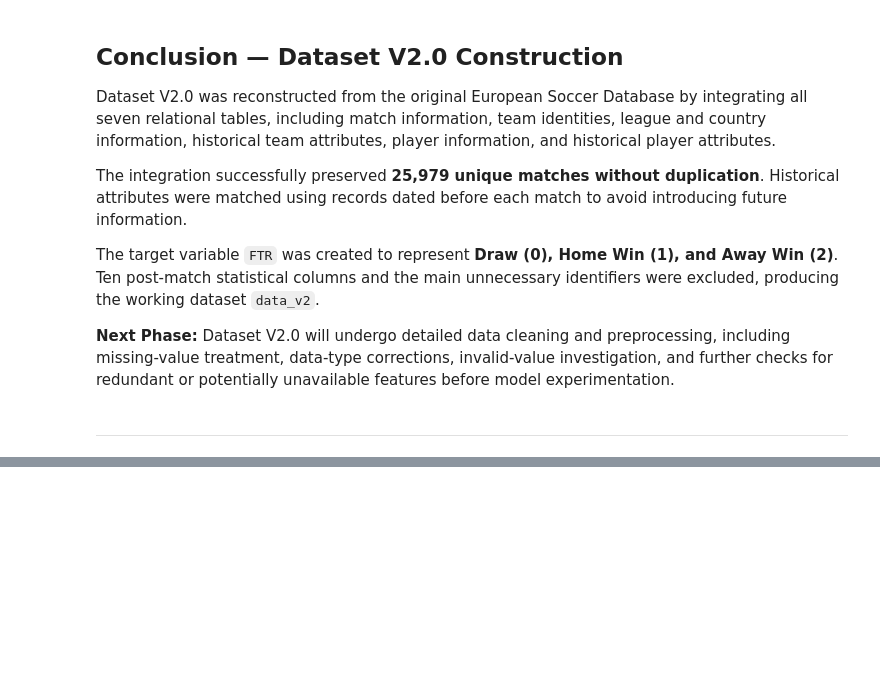
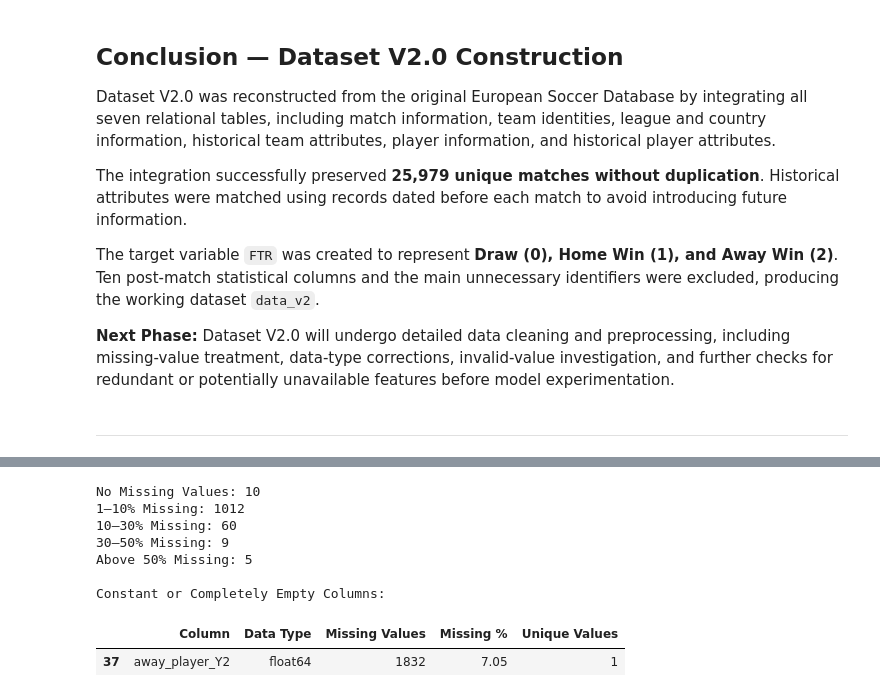
Before and after one commit to Aalli-Talpur/football-match-outcome-prediction, a Jupyter notebook: Notebook/04_Dataset_V2_Feature_Engineering_and_Experimentation.ipynb, the cells around one changed output, grey strips where cells are left out. Drawn from its saved outputs; the diff is of its cells as text; code cells hidden in the pictures; blank space fills up the shorter version.

```diff
--- a/Notebook/04_Dataset_V2_Feature_Engineering_and_Experimentation.ipynb
+++ b/Notebook/04_Dataset_V2_Feature_Engineering_and_Experimentation.ipynb
@@ -740,0 +803,19 @@ The target variable `FTR` was created to represent **Draw (0), Home Win (1), and
+# %%
+print("No Missing Values:", (inspection_report["Missing %"] == 0).sum())
+print("1–10% Missing:", ((inspection_report["Missing %"] > 0) & (inspection_report["Missing %"] <= 10)).sum())
+print("10–30% Missing:", ((inspection_report["Missing %"] > 10) & (inspection_report["Missing %"] <= 30)).sum())
+print("30–50% Missing:", ((inspection_report["Missing %"] > 30) & (inspection_report["Missing %"] <= 50)).sum())
+print("Above 50% Missing:", (inspection_report["Missing %"] > 50).sum())
+
+print("\nConstant or Completely Empty Columns:")
+display(inspection_report[inspection_report["Unique Values"] <= 1])
+# %% [output]
+No Missing Values: 10
+1–10% Missing: 1012
+10–30% Missing: 60
+30–50% Missing: 9
+Above 50% Missing: 5
+
+Constant or Completely Empty Columns:
+|  | Column | Data Type | Missing Values | Missing % | Unique Values |
+| 37 | away_player_Y2 | float64 | 1832 | 7.05 | 1 |
```
Also changed, not shown: parts of 10 cells of this notebook.
